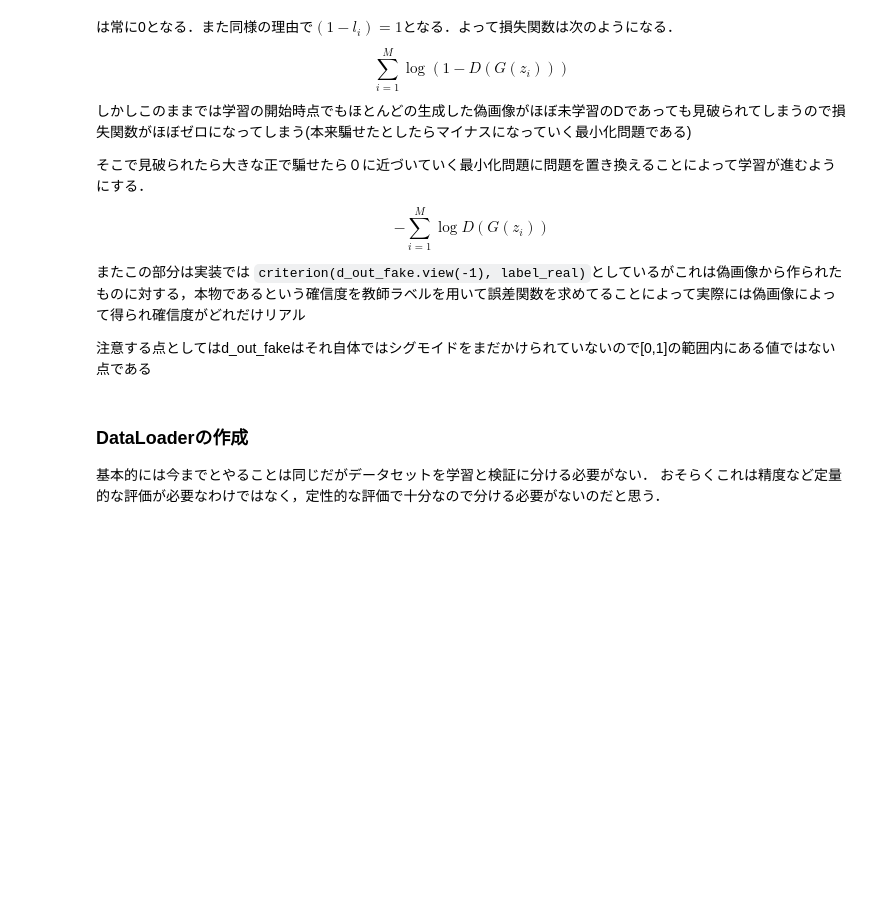
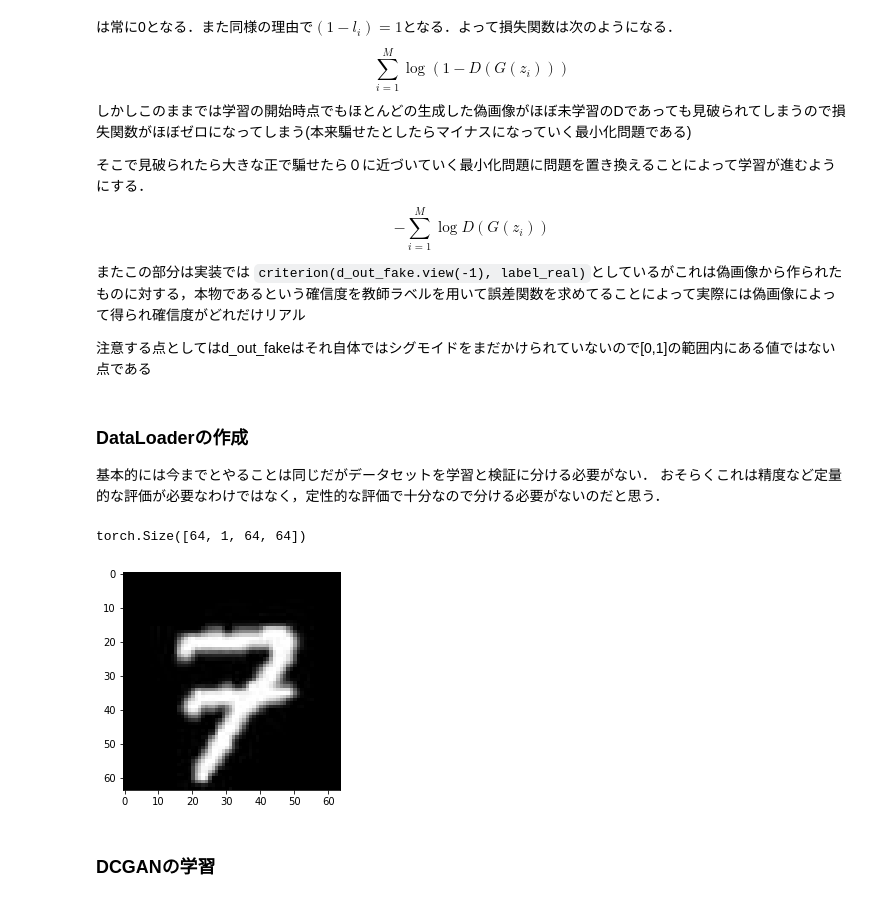
Before and after one commit to Hase-U/learn_pytorch_advanced, a Jupyter notebook: mycode/5_gan_generation/DCGAN.ipynb, the cells around one changed output. Drawn from its saved outputs; the diff is of its cells as text; code cells hidden in the pictures; blank space fills up the shorter version.

Commit message:
add DataLoader

```diff
--- a/mycode/5_gan_generation/DCGAN.ipynb
+++ b/mycode/5_gan_generation/DCGAN.ipynb
@@ -286,0 +338,28 @@ g_loss = criterion(d_out_fake.view(-1), label_real) #ここはlabel_realを用
+# %%
+# DataLoaderの作成
+train_img_list = make_datapath_list()
+# print(train_img_list)
+
+# Datasetの作成
+mean = (0.5,)
+std = (0.5,)
+train_dataset = GAN_Img_Dataset(train_img_list, ImageTransform(mean, std))
+
+# DataLoaderの作成
+batch_size = 64
+
+train_dataloader = torch.utils.data.DataLoader(train_dataset,
+                                              batch_size = batch_size, shuffle=True)
+# %%
+#動作確認
+batch_iterator = iter(train_dataloader)
+imges = next(batch_iterator)
+print(imges.size())
+img_transformed = imges[0][0].detach().numpy()
+plt.imshow(img_transformed,'gray')
+plt.show()
+# %% [output]
+torch.Size([64, 1, 64, 64])
+[figure, added]
+# %% [markdown]
+### DCGANの学習
```
Also changed, not shown: parts of 1 cell of this notebook.
